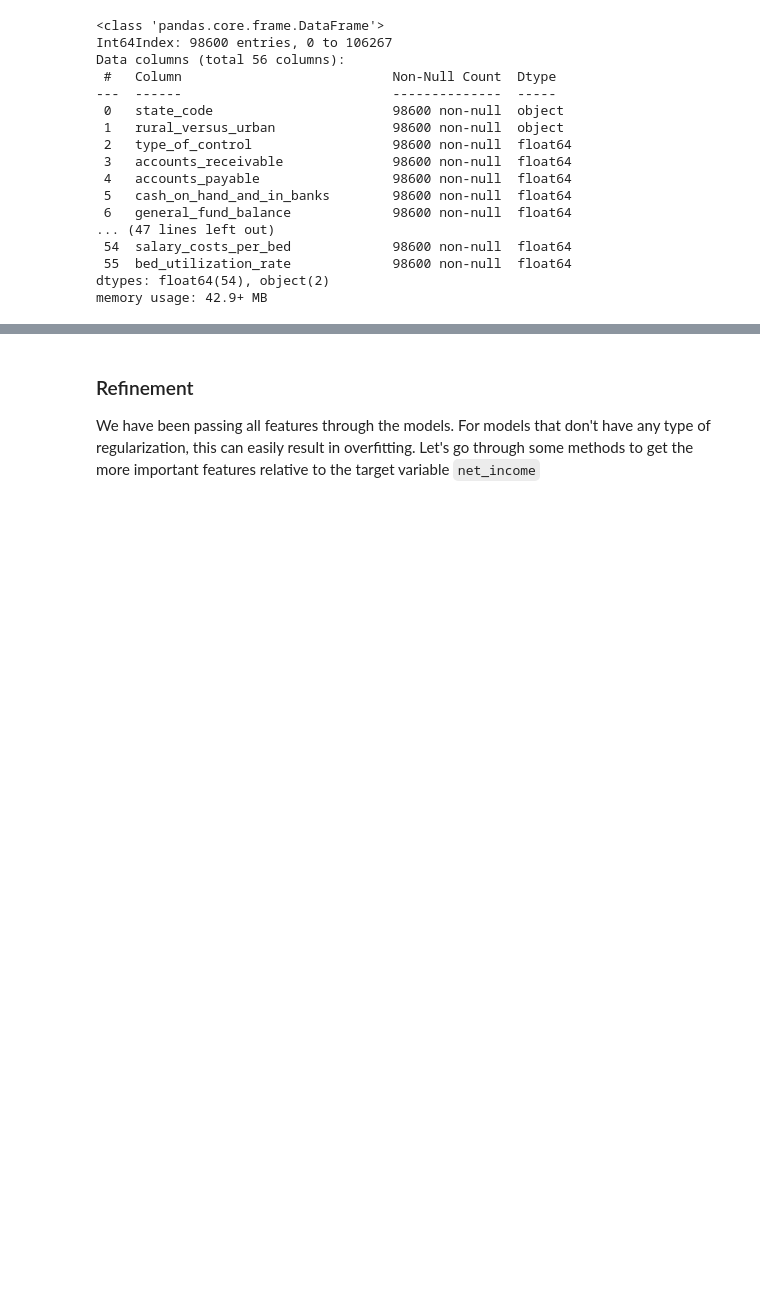
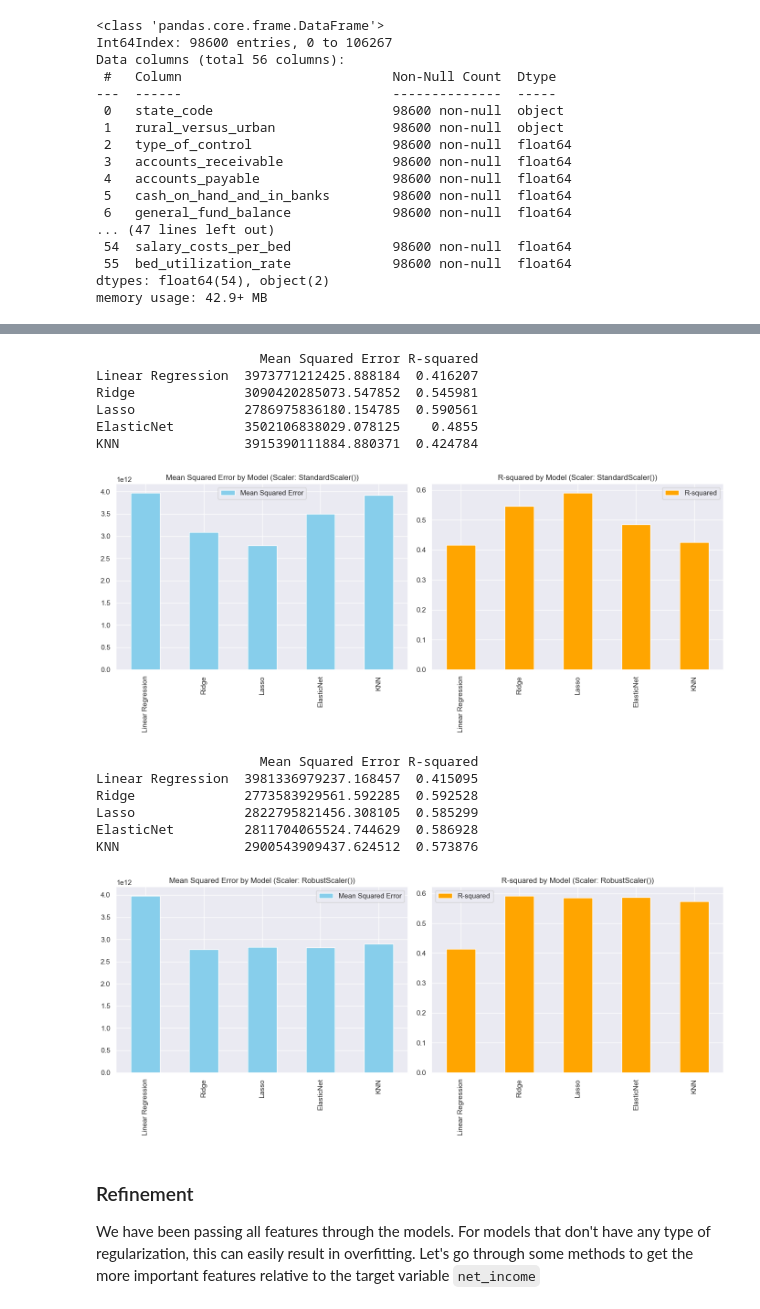
Before and after one commit to Musiik-fn/620-Project-Codebase, a Jupyter notebook: Codebase/620ProjectWhiteboard.ipynb, the cells around one changed output, grey strips where cells are left out. Cells and saved outputs as stored; diff of their text form; code cells hidden in the pictures; blank space fills up the shorter version.

```diff
--- a/Codebase/620ProjectWhiteboard.ipynb
+++ b/Codebase/620ProjectWhiteboard.ipynb
@@ -751,11 +659,0 @@ Coefficients: [     -0.         -122310.77410823   -8814.70064946 -169319.238089
-# %%
-from sklearn.linear_model import ElasticNet
-
-elastic_net_model = ElasticNet(alpha=1.0, l1_ratio=0.5)
-elastic_net_model.fit(X_train, y_train)
-y_pred_en = elastic_net_model.predict(X_test)
-mse_en = mean_squared_error(y_test, y_pred_en)
-r2_en = r2_score(y_test, y_pred_en)
-
-print(f'MSE Elastic Net: {mse_en}')
-print(f'R2 Elastic Net: {r2_en}')
@@ -791,3 +774,21 @@ R2 KNN: 0.4453115406120669
+# %%
+evaluate_regression_models(df, 'net_income', StandardScaler())
+evaluate_regression_models(df, 'net_income', RobustScaler())
+# %% [output]
+                     Mean Squared Error R-squared
+Linear Regression  3973771212425.888184  0.416207
+Ridge              3090420285073.547852  0.545981
+Lasso              2786975836180.154785  0.590561
+ElasticNet         3502106838029.078125    0.4855
+KNN                3915390111884.880371  0.424784
+[figure, added]
+                     Mean Squared Error R-squared
+Linear Regression  3981336979237.168457  0.415095
+Ridge              2773583929561.592285  0.592528
+Lasso              2822795821456.308105  0.585299
+ElasticNet         2811704065524.744629  0.586928
+KNN                2900543909437.624512  0.573876
+[figure, added]
 # %% [markdown]
 ### Refinement
 We have been passing all features through the models. For models that don't have any type of regularization, this can easily result in overfitting. Let's go through some methods to get the more important features relative to the target variable `net_income`
```
Also changed, not shown: parts of 17 cells of this notebook, 6 other files.
